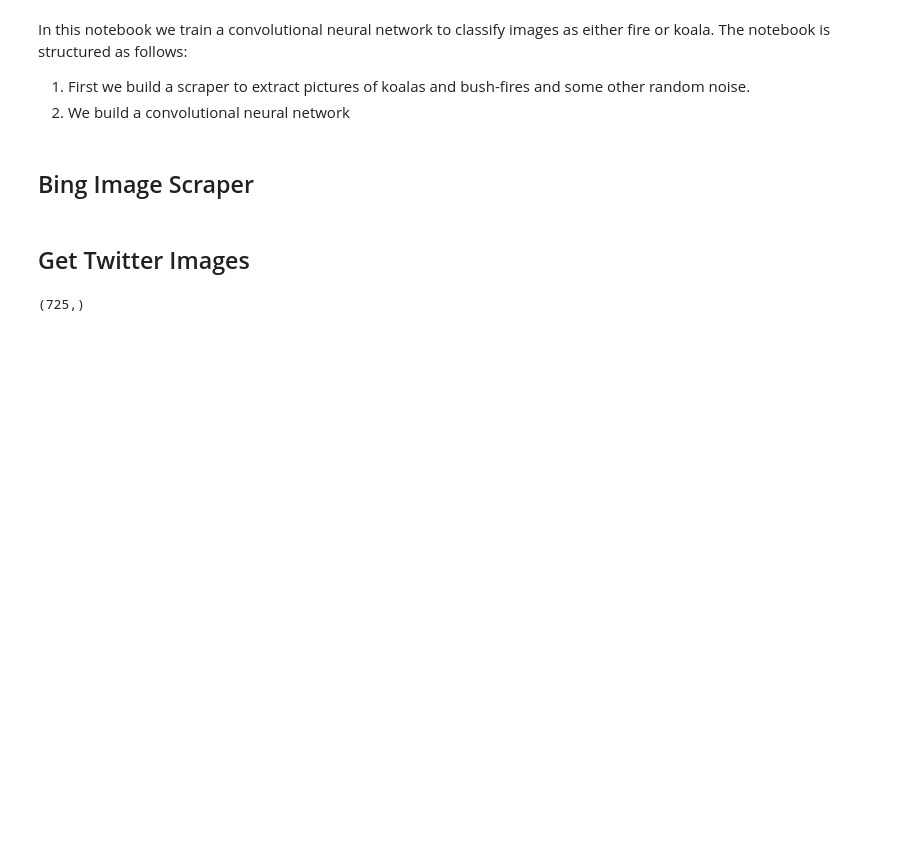
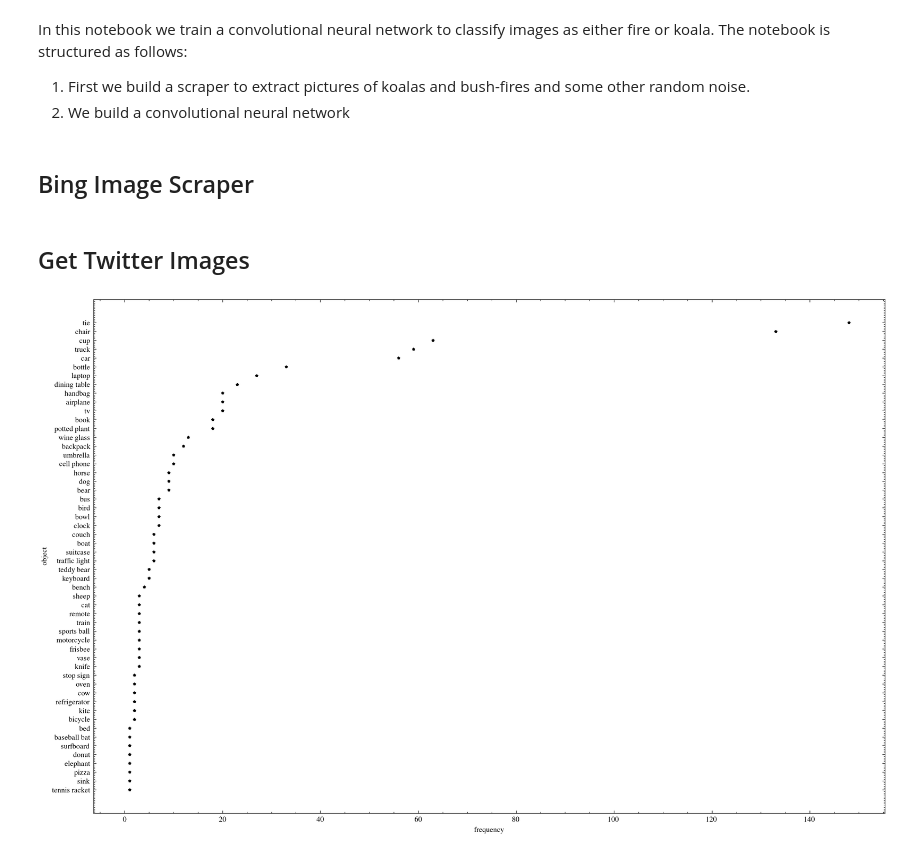
Before and after one commit to frederik-kilpinen/Exam2021-DM-ASDS2, a Jupyter notebook: Notebooks/image_classification.ipynb, the cells around one changed output. Cells and saved outputs as stored; diff of their text form; code cells hidden in the pictures; blank space fills up the shorter version.

```diff
--- a/Notebooks/image_classification.ipynb
+++ b/Notebooks/image_classification.ipynb
@@ -30,6 +30,6 @@ for query in queries:
 # %% [markdown]
 ## Get Twitter Images
 # %%
-image_tweets = pd.read_csv("data/image_tweets", index_col=0)
+image_df = pd.read_csv("data/image_df", index_col=0)
 #Create list of image urls
-image_urls = image_tweets["image_url"].unique()
+#image_urls = image_tweets["image_url"].unique()
@@ -38,4 +36,2 @@ image_urls = image_tweets["image_url"].unique()
-# %%
-image_urls.shape
-# %% [output]
-(725,)
+# %%
+objects = image_df.loc[~image_df["object"].isin(["person"])].groupby("object").count().reset_index().sort_values("image")
@@ -41,0 +40,15 @@ image_urls.shape
+# %%
+#plt.style.use('science')
+import matplotlib.pyplot as plt
+from matplotlib.pyplot import figure
+
+figure(figsize=(15, 10), dpi=200)
+
+plt.style.reload_library()
+plt.style.use(['science'])
+plt.plot(objects["image"], objects["object"], '*k')
+plt.ylabel("object")
+plt.xlabel("frequency")
+plt.savefig("object_detect.pdf")
+# %% [output]
+[figure, added]
```
Also changed, not shown: parts of 3 cells of this notebook, 1 other file.
